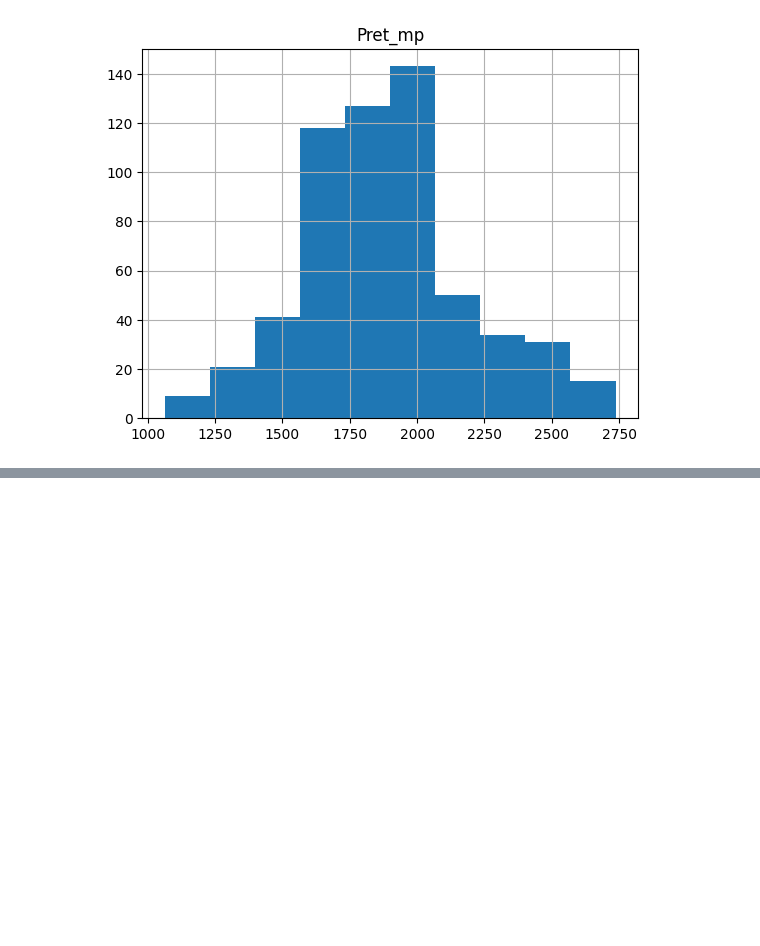
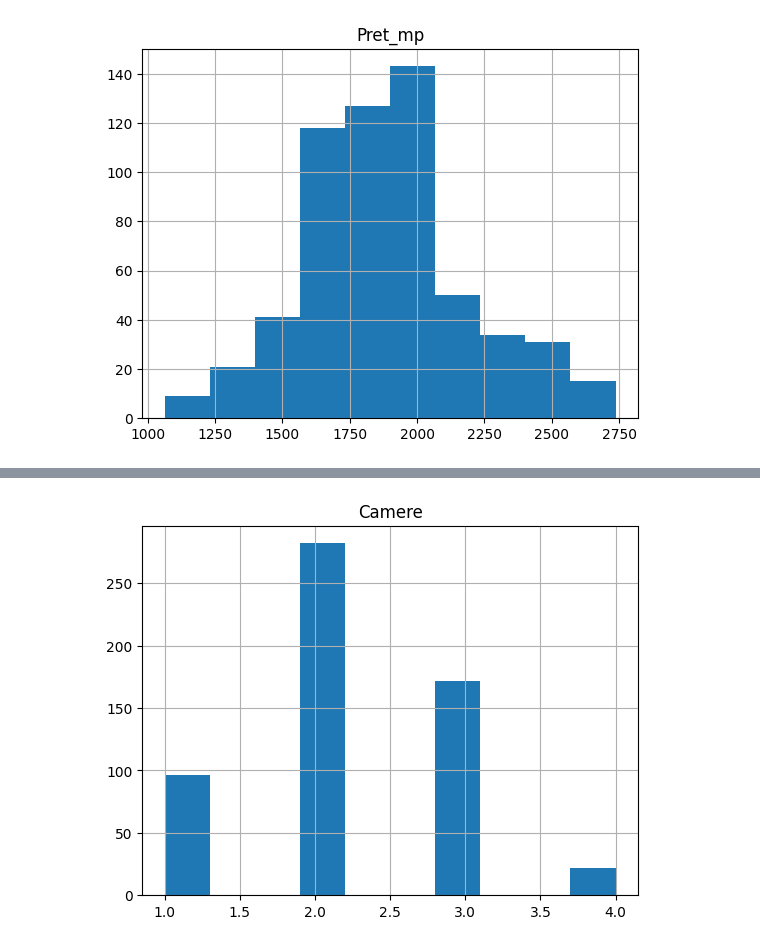
Before and after one commit to BejenaruIoanMatei/iasi-housing-market-analysis, a Jupyter notebook: notebooks/2_data_cleaning_etl.ipynb, the cells around one changed output, grey strips where cells are left out. Drawn from its saved outputs; the diff is of its cells as text; code cells hidden in the pictures; blank space fills up the shorter version.

```diff
--- a/notebooks/2_data_cleaning_etl.ipynb
+++ b/notebooks/2_data_cleaning_etl.ipynb
@@ -983,0 +1059,5 @@ plt.show()
+# %%
+df.hist(column='Camere')
+plt.show()
+# %% [output]
+[figure, added]
```
Also changed, not shown: parts of 42 cells of this notebook.
